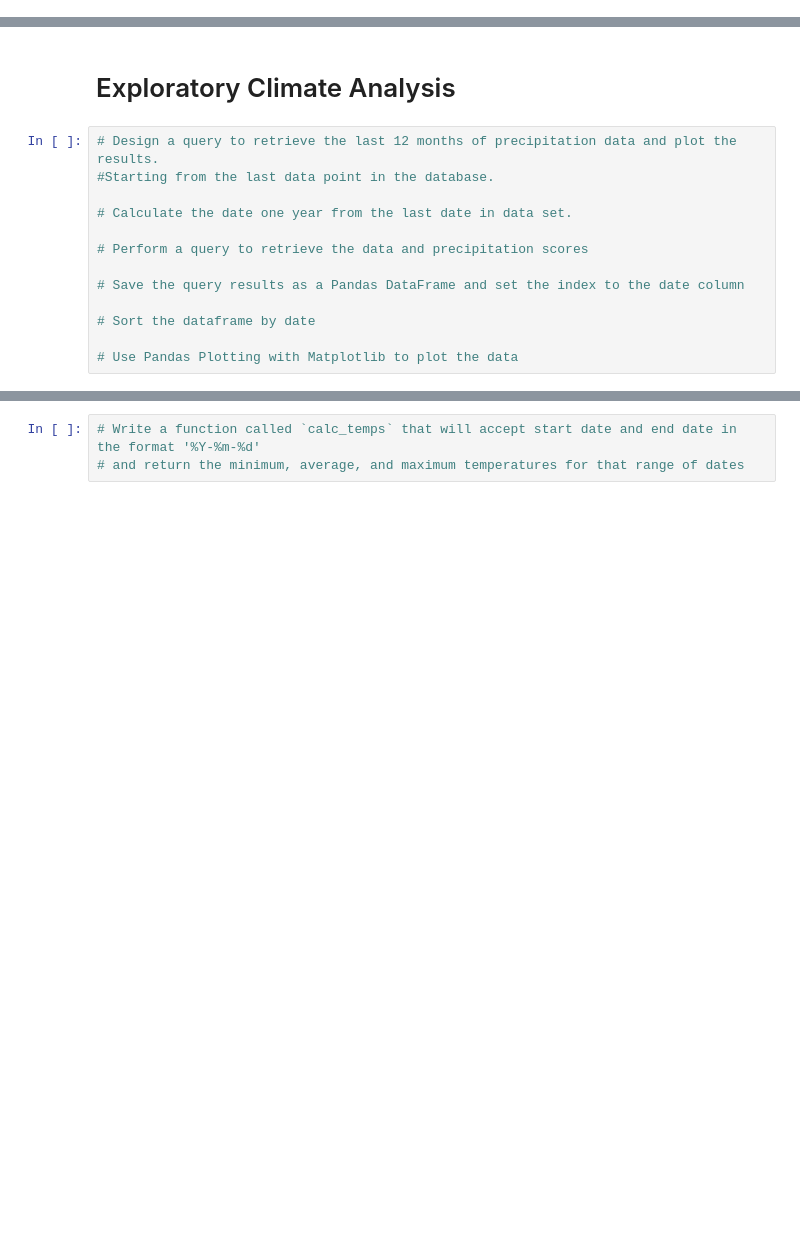
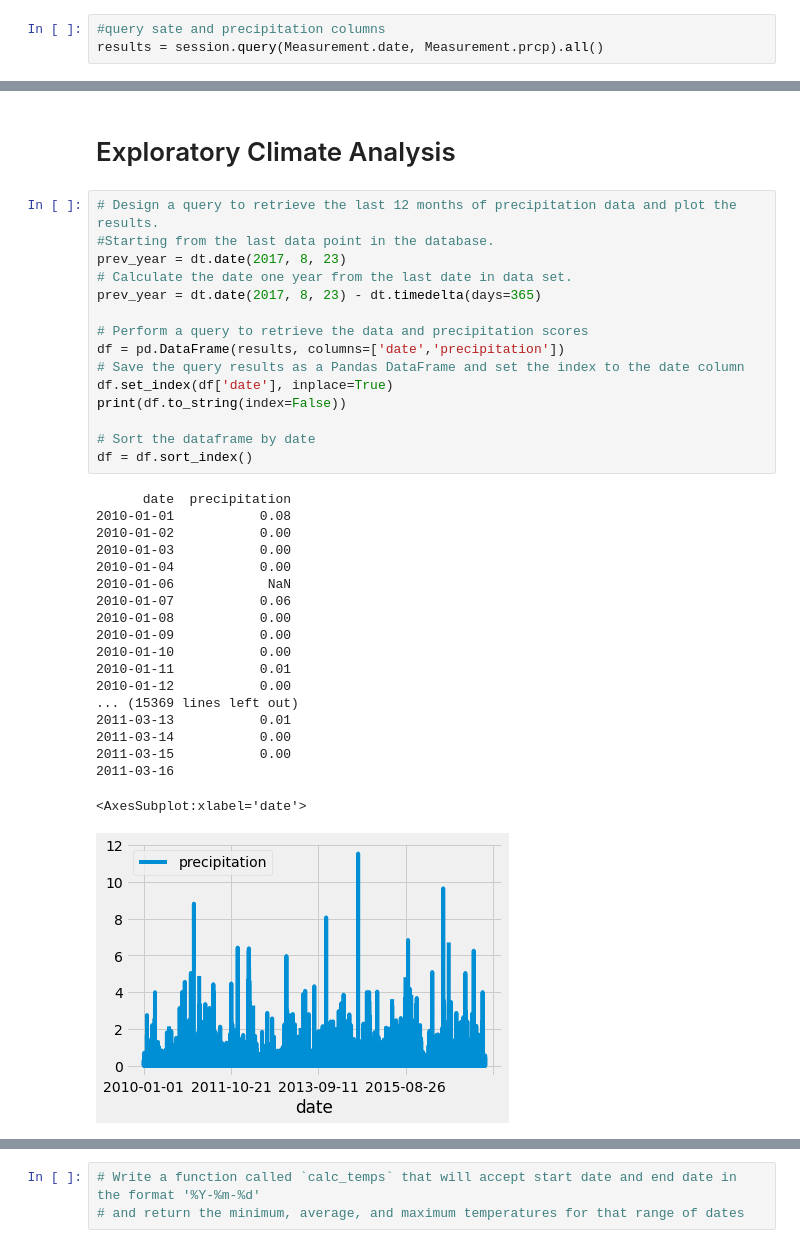
Before and after one commit to marahmani/surfs_up, a Jupyter notebook: climate_analysis.ipynb, the cells around one changed output, grey strips where cells are left out. Cells and saved outputs as stored; diff of their text form; blank space fills up the shorter version.

```diff
--- a/climate_analysis.ipynb
+++ b/climate_analysis.ipynb
@@ -43,0 +37,3 @@ session = Session(engine)
+# %%
+#query sate and precipitation columns
+results = session.query(Measurement.date, Measurement.prcp).all()
@@ -46,13 +64,35 @@ session = Session(engine)
 # %%
 # Design a query to retrieve the last 12 months of precipitation data and plot the results.
 #Starting from the last data point in the database.
-
+prev_year = dt.date(2017, 8, 23)
 # Calculate the date one year from the last date in data set.
+prev_year = dt.date(2017, 8, 23) - dt.timedelta(days=365)
 
 # Perform a query to retrieve the data and precipitation scores
-
+df = pd.DataFrame(results, columns=['date','precipitation'])
 # Save the query results as a Pandas DataFrame and set the index to the date column
+df.set_index(df['date'], inplace=True)
+print(df.to_string(index=False))
 
 # Sort the dataframe by date
-
-# Use Pandas Plotting with Matplotlib to plot the data
+df = df.sort_index()
+# %% [output]
+      date  precipitation
+2010-01-01           0.08
+2010-01-02           0.00
+2010-01-03           0.00
+2010-01-04           0.00
+2010-01-06            NaN
+2010-01-07           0.06
+2010-01-08           0.00
+2010-01-09           0.00
+2010-01-10           0.00
+2010-01-11           0.01
+2010-01-12           0.00
+... (15369 lines left out)
+2011-03-13           0.01
+2011-03-14           0.00
+2011-03-15           0.00
+2011-03-16
+<AxesSubplot:xlabel='date'>
+[figure, added]
```
Also changed, not shown: parts of 20 cells of this notebook, 1 other file.
